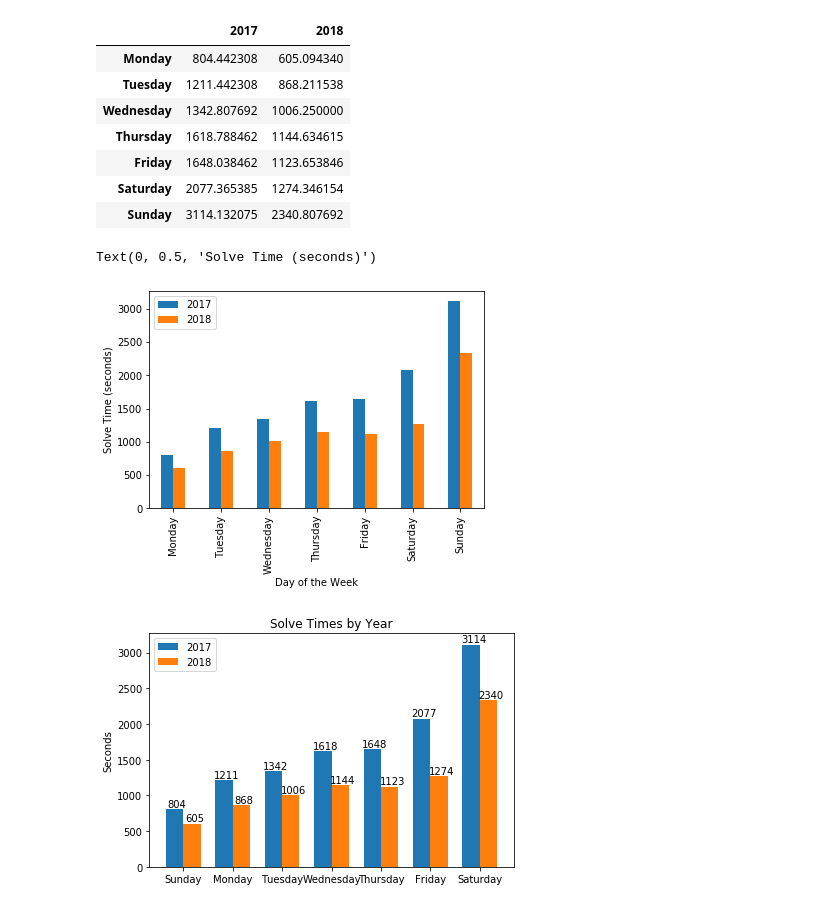
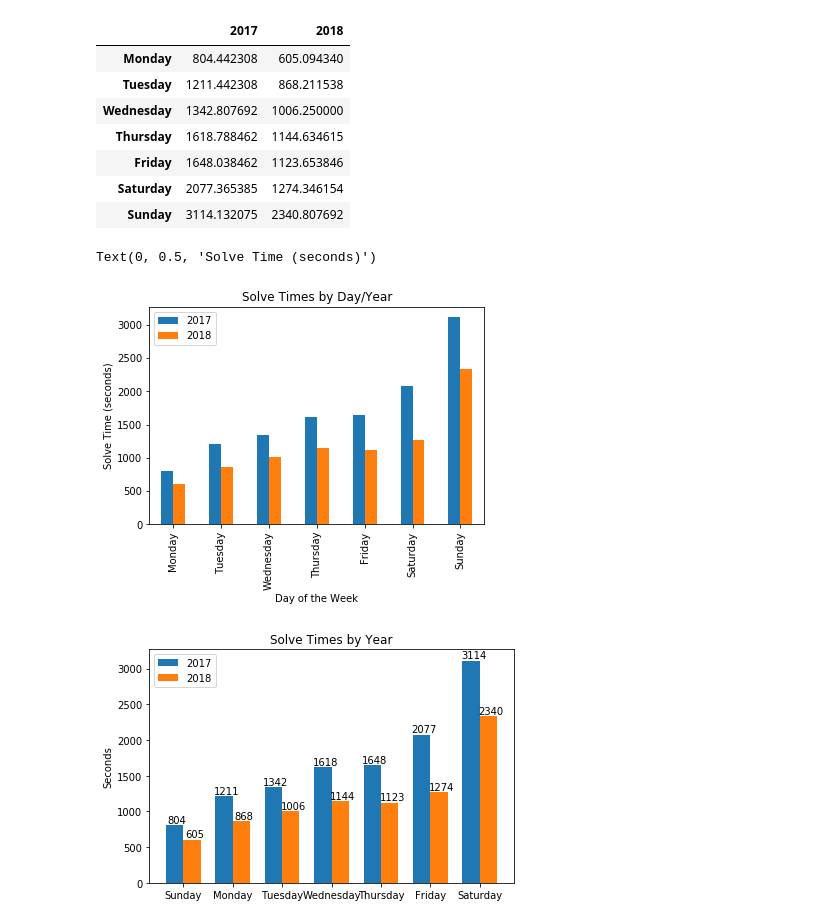
Before and after one commit to kejohnson1231/Crosswords, a Jupyter notebook: capstone_one_clean.ipynb, the cells around one changed output. Drawn from its saved outputs; the diff is of its cells as text; code cells hidden in the pictures.

```diff
--- a/capstone_one_clean.ipynb
+++ b/capstone_one_clean.ipynb
@@ -248,12 +248,12 @@ comp_17_18
 | Saturday | 2077.365385 | 1274.346154 |
 | Sunday | 3114.132075 | 2340.807692 |
 # %%
-ax = comp_17_18.plot.bar()
+ax = comp_17_18.plot.bar(title = "Solve Times by Day/Year")
 ax.set_xlabel("Day of the Week")
 ax.set_ylabel("Solve Time (seconds)")
 # %% [output]
 Text(0, 0.5, 'Solve Time (seconds)')
-[figure, old version]
+[figure, new version]
 # %%
 
 labels = ['Sunday', 'Monday', 'Tuesday', 'Wednesday', 'Thursday', 'Friday', 'Saturday']
```
